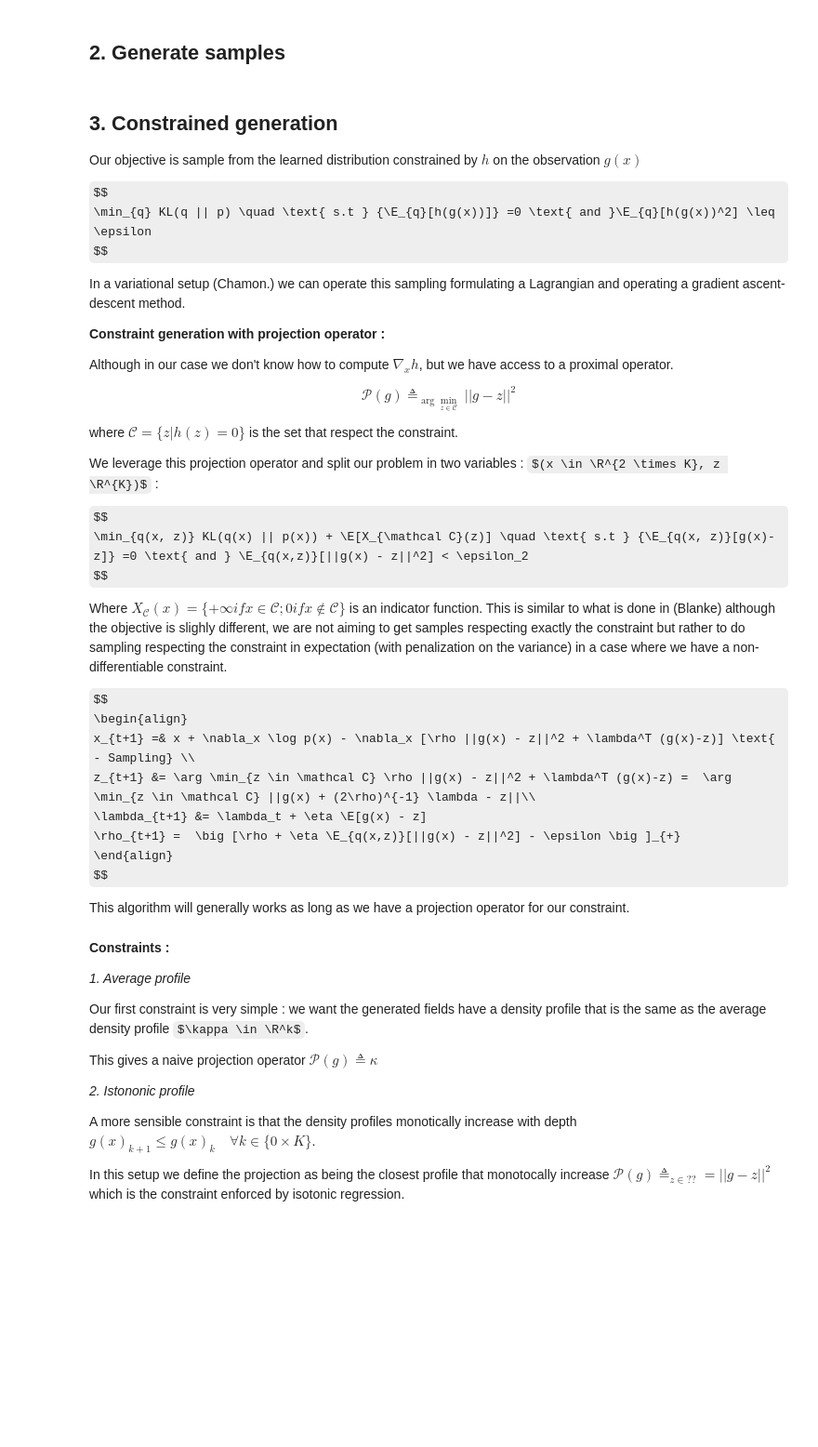
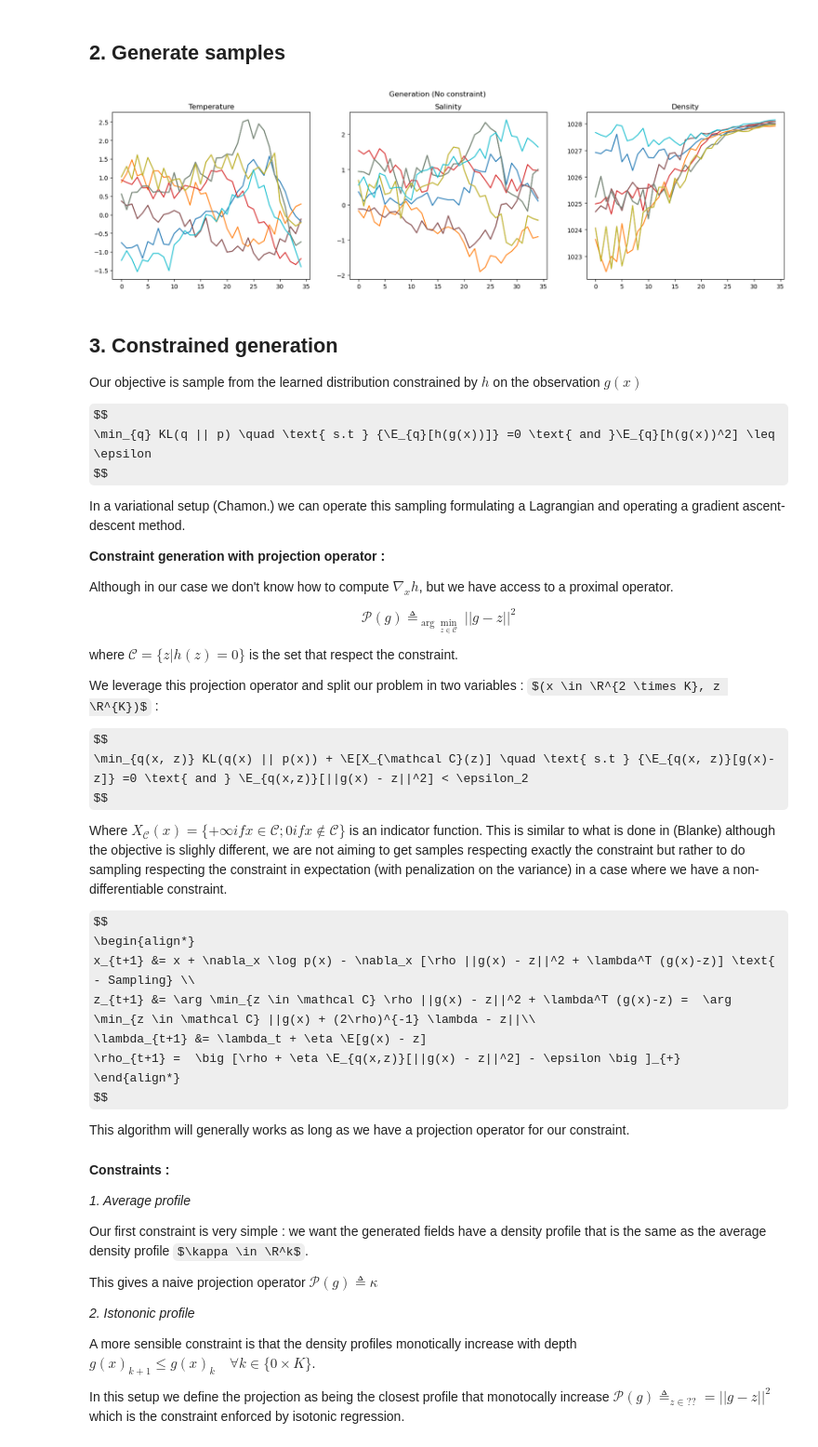
Before and after one commit to Etienne-Meunier/DINO-Fusion, a Jupyter notebook: Results/notebooks/demonstrations/density-profile-generation/density-constraints-with-projection.ipynb, the cells around one changed output. Shown at 93% size. Drawn from its saved outputs; the diff is of its cells as text; code cells hidden in the pictures; some formulas as TeX source; blank space fills up the shorter version.

Commit message:
Notebook demonstrate sampling

```diff
--- a/Results/notebooks/demonstrations/density-profile-generation/density-constraints-with-projection.ipynb
+++ b/Results/notebooks/demonstrations/density-profile-generation/density-constraints-with-projection.ipynb
@@ -85,6 +85,35 @@ for epoch in trange(epochs) :
     losses[epoch] = loss.item()
 # %% [markdown]
 ## 2. Generate samples
+# %%
+def plot_profiles(x, norm, title='') :
+    toce_gen, soce_gen = norm.backward(x)
+    density_gen = get_density_at_surface_tensor(toce_gen, soce_gen)
+
+    fig, axs = plt.subplots(1,3,figsize=(20,5))
+    fig.suptitle(title)
+    rindex = torch.randint(0, x.shape[0], (10,))
+    axs[0].set_title('Temperature')
+    axs[0].plot(x[rindex, :levels].T)
+    axs[1].set_title('Salinity')
+    axs[1].plot(x[rindex, levels:].T)
+    axs[2].set_title('Density')
+    axs[2].plot(density_gen[rindex, :].T)
+    plt.show()
+# %%
+S = 10
+x_init = prior.sample((S,))
+
+with torch.no_grad() :
+    x, t= x_init.clone(), torch.zeros((S,1))
+    dt = 0.001
+    for i in range(int(1 // dt) +1 ) :
+        x = x + dt*u_theta(x,t)
+        t = t + dt
+# %%
+plot_profiles(x, norm, 'Generation (No constraint)')
+# %% [output]
+[figure, added]
 # %% [markdown]
 ## 3. Constrained generation
 
@@ -115,12 +144,12 @@ $$
 Where $X_{\mathcal C}(x) = \{+ \infty if x \in \mathcal C; 0 if x \notin \mathcal C\}$ is an indicator function. This is similar to what is done in (Blanke) although the objective is slighly different, we are not aiming to get samples respecting exactly the constraint but rather to do sampling respecting the constraint in expectation (with penalization on the variance) in a case where we have a non-differentiable constraint.
 
 $$
-\begin{align}
-x_{t+1} =& x + \nabla_x \log p(x) - \nabla_x [\rho ||g(x) - z||^2 + \lambda^T (g(x)-z)] \text{ - Sampling} \\
+\begin{align*}
+x_{t+1} &= x + \nabla_x \log p(x) - \nabla_x [\rho ||g(x) - z||^2 + \lambda^T (g(x)-z)] \text{ - Sampling} \\
 z_{t+1} &= \arg \min_{z \in \mathcal C} \rho ||g(x) - z||^2 + \lambda^T (g(x)-z) =  \arg \min_{z \in \mathcal C} ||g(x) + (2\rho)^{-1} \lambda - z||\\
 \lambda_{t+1} &= \lambda_t + \eta \E[g(x) - z]
 \rho_{t+1} =  \big [\rho + \eta \E_{q(x,z)}[||g(x) - z||^2] - \epsilon \big ]_{+}
-\end{align}
+\end{align*}
 $$
 
 This algorithm will generally works as long as we have a projection operator for our constraint.
```
Also changed, not shown: parts of 8 cells of this notebook.
